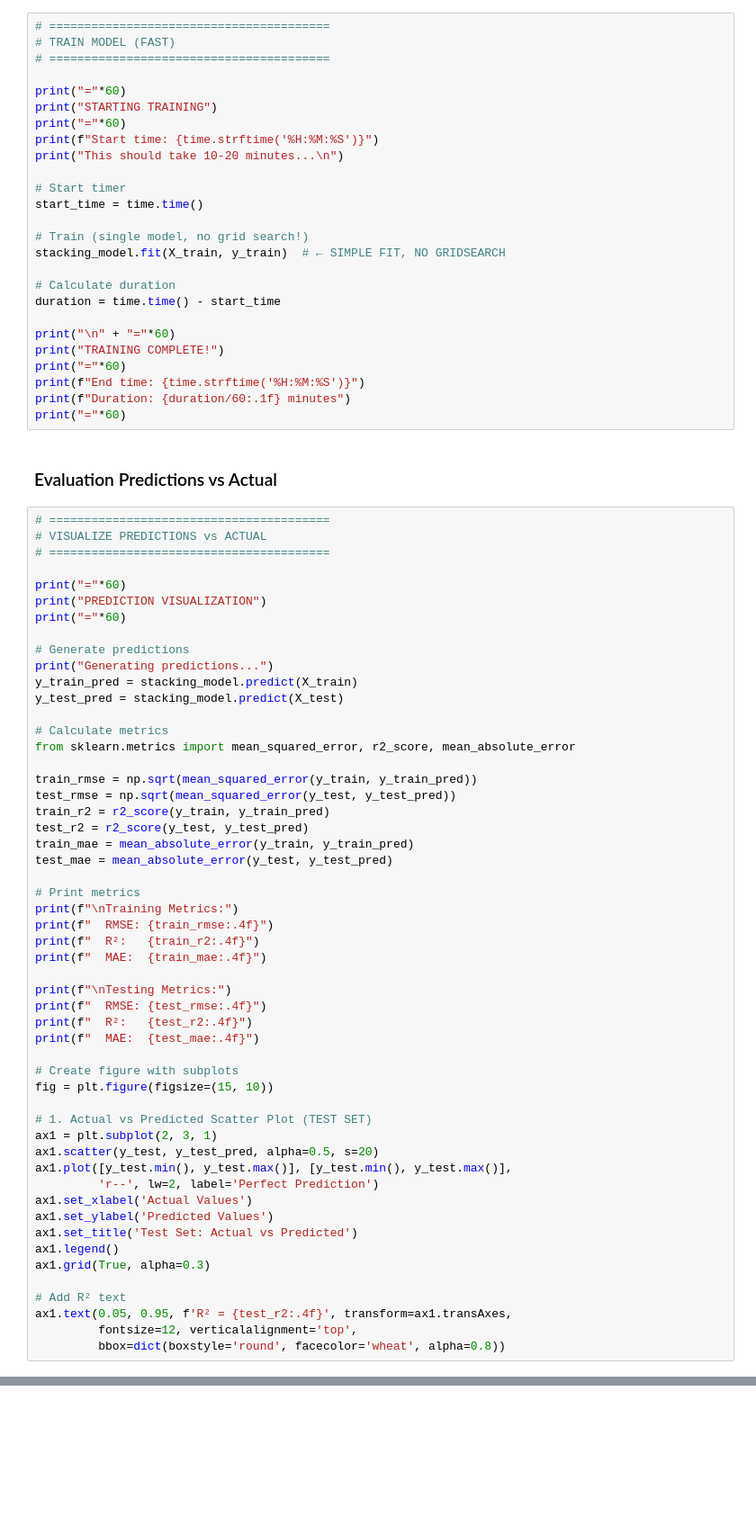
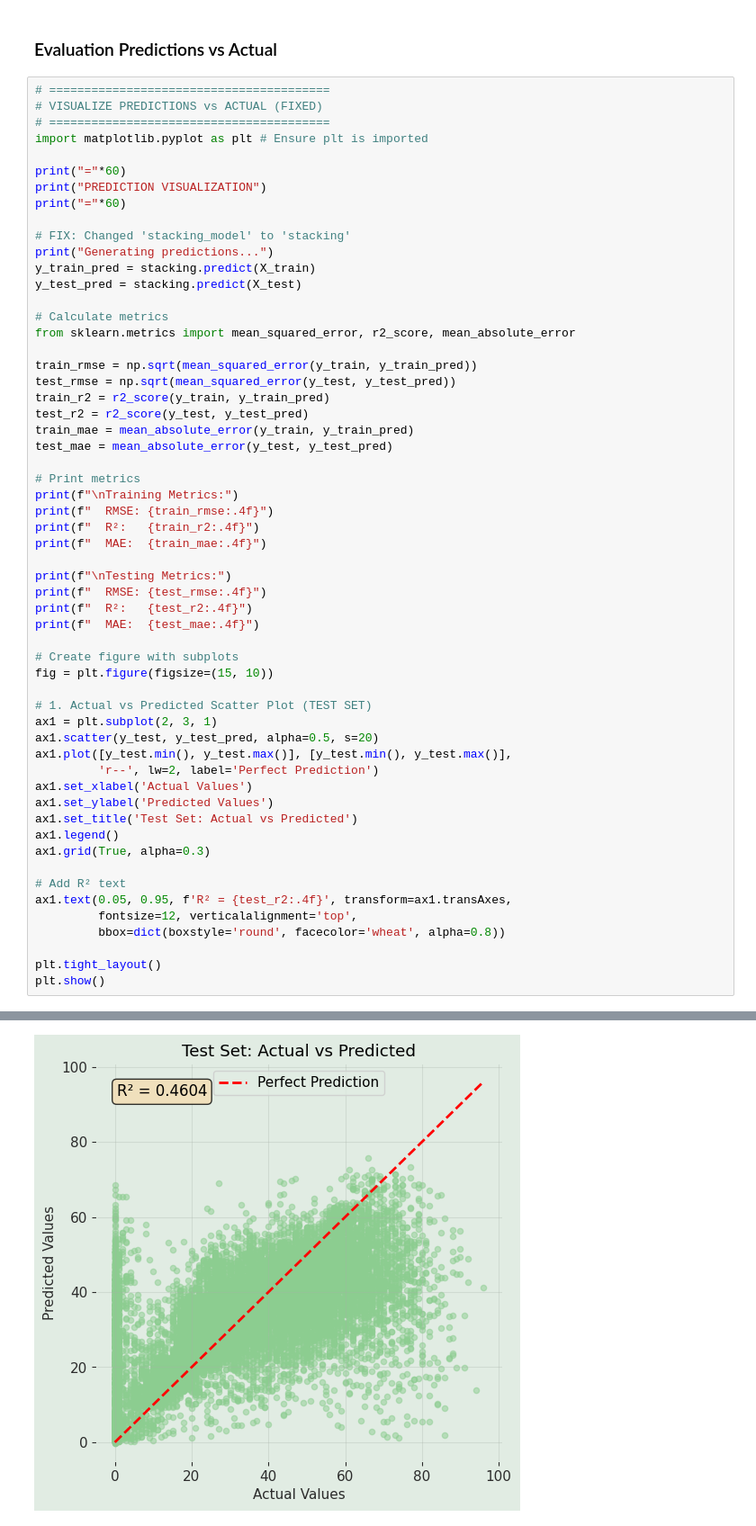
Before and after one commit to ByAishwarya/DataScienceProject, a Jupyter notebook: notebooks/10_Model_C_Optimised.ipynb, the cells around one changed output, grey strips where cells are left out. Shown at 90% size. Cells and saved outputs as stored; diff of their text form; blank space fills up the shorter version.

Commit message:
changes in training code

```diff
--- a/notebooks/10_Model_C_Optimised.ipynb
+++ b/notebooks/10_Model_C_Optimised.ipynb
@@ -319,47 +389,22 @@ Training stacking model (fast, no tuning)...
 4. Retrain on full training set
 
 Progress will be shown with `verbose=2`
-# %%
-# ========================================
-# TRAIN MODEL (FAST)
-# ========================================
-
-print("="*60)
-print("STARTING TRAINING")
-print("="*60)
-print(f"Start time: {time.strftime('%H:%M:%S')}")
-print("This should take 10-20 minutes...\n")
-
-# Start timer
-start_time = time.time()
-
-# Train (single model, no grid search!)
-stacking_model.fit(X_train, y_train)  # ← SIMPLE FIT, NO GRIDSEARCH
-
-# Calculate duration
-duration = time.time() - start_time
-
-print("\n" + "="*60)
-print("TRAINING COMPLETE!")
-print("="*60)
-print(f"End time: {time.strftime('%H:%M:%S')}")
-print(f"Duration: {duration/60:.1f} minutes")
-print("="*60)
 # %% [markdown]
 ### Evaluation Predictions vs Actual
 # %%
 # ========================================
-# VISUALIZE PREDICTIONS vs ACTUAL
+# VISUALIZE PREDICTIONS vs ACTUAL (FIXED)
 # ========================================
+import matplotlib.pyplot as plt # Ensure plt is imported
 
 print("="*60)
 print("PREDICTION VISUALIZATION")
 print("="*60)
 
-# Generate predictions
+# FIX: Changed 'stacking_model' to 'stacking'
 print("Generating predictions...")
-y_train_pred = stacking_model.predict(X_train)
-y_test_pred = stacking_model.predict(X_test)
+y_train_pred = stacking.predict(X_train)
+y_test_pred = stacking.predict(X_test)
 
 # Calculate metrics
 from sklearn.metrics import mean_squared_error, r2_score, mean_absolute_error
@@ -400,3 +445,7 @@ ax1.grid(True, alpha=0.3)
 ax1.text(0.05, 0.95, f'R² = {test_r2:.4f}', transform=ax1.transAxes,
          fontsize=12, verticalalignment='top',
          bbox=dict(boxstyle='round', facecolor='wheat', alpha=0.8))
+
+plt.tight_layout()
+plt.show()
+# %% [output]
@@ -403,3 +466,4 @@ ax1.text(0.05, 0.95, f'R² = {test_r2:.4f}', transform=ax1.transAxes,
+[figure, added]
 # %%
 # 2. Actual vs Predicted Scatter Plot (TRAIN SET)
 ax2 = plt.subplot(2, 3, 2)
```
Also changed, not shown: parts of 6 cells of this notebook.
